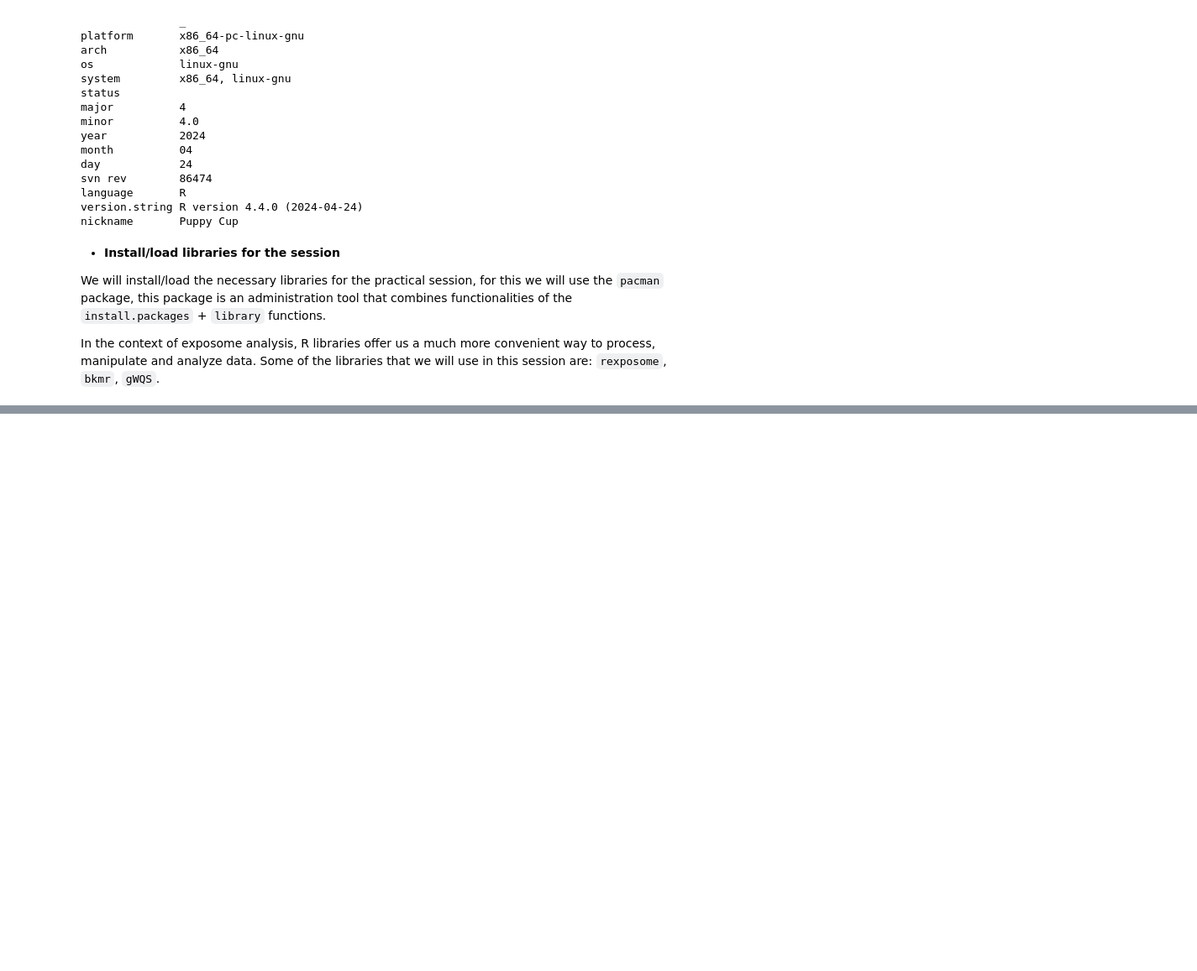
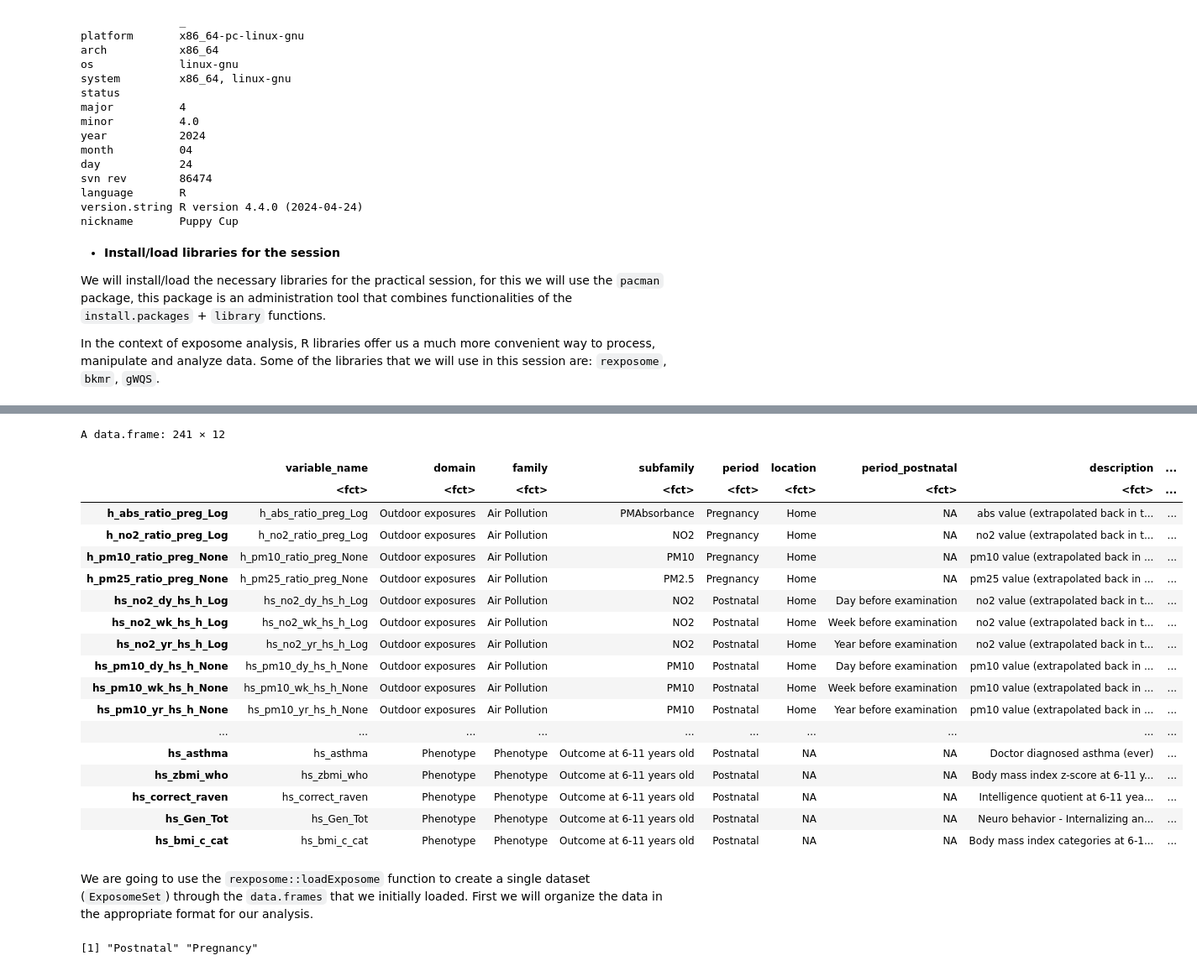
Before and after one commit to alldominguez/isee_young_rennes_ws1, a Jupyter notebook: ws1_isee_young_rennes_version1.ipynb, the cells around one changed output, grey strips where cells are left out. Shown at 84% size. Cells and saved outputs as stored; diff of their text form; code cells hidden in the pictures; blank space fills up the shorter version.

```diff
--- a/ws1_isee_young_rennes_version1.ipynb
+++ b/ws1_isee_young_rennes_version1.ipynb
@@ -69,0 +149,29 @@ In the context of exposome analysis, R libraries offer us a much more convenient
+# %%
+codebook
+# %% [output]
+A data.frame: 241 × 12
+|  | variable_name | domain | family | subfamily | period | location | period_postnatal | description | ... |
+|  | <fct> | <fct> | <fct> | <fct> | <fct> | <fct> | <fct> | <fct> | ... |
+| h_abs_ratio_preg_Log | h_abs_ratio_preg_Log | Outdoor exposures | Air Pollution | PMAbsorbance | Pregnancy | Home | NA | abs value (extrapolated back in t... | ... |
+| h_no2_ratio_preg_Log | h_no2_ratio_preg_Log | Outdoor exposures | Air Pollution | NO2 | Pregnancy | Home | NA | no2 value (extrapolated back in t... | ... |
+| h_pm10_ratio_preg_None | h_pm10_ratio_preg_None | Outdoor exposures | Air Pollution | PM10 | Pregnancy | Home | NA | pm10 value (extrapolated back in ... | ... |
+| h_pm25_ratio_preg_None | h_pm25_ratio_preg_None | Outdoor exposures | Air Pollution | PM2.5 | Pregnancy | Home | NA | pm25 value (extrapolated back in ... | ... |
+| hs_no2_dy_hs_h_Log | hs_no2_dy_hs_h_Log | Outdoor exposures | Air Pollution | NO2 | Postnatal | Home | Day before examination | no2 value (extrapolated back in t... | ... |
+| hs_no2_wk_hs_h_Log | hs_no2_wk_hs_h_Log | Outdoor exposures | Air Pollution | NO2 | Postnatal | Home | Week before examination | no2 value (extrapolated back in t... | ... |
+| hs_no2_yr_hs_h_Log | hs_no2_yr_hs_h_Log | Outdoor exposures | Air Pollution | NO2 | Postnatal | Home | Year before examination | no2 value (extrapolated back in t... | ... |
+| hs_pm10_dy_hs_h_None | hs_pm10_dy_hs_h_None | Outdoor exposures | Air Pollution | PM10 | Postnatal | Home | Day before examination | pm10 value (extrapolated back in ... | ... |
+| hs_pm10_wk_hs_h_None | hs_pm10_wk_hs_h_None | Outdoor exposures | Air Pollution | PM10 | Postnatal | Home | Week before examination | pm10 value (extrapolated back in ... | ... |
+| hs_pm10_yr_hs_h_None | hs_pm10_yr_hs_h_None | Outdoor exposures | Air Pollution | PM10 | Postnatal | Home | Year before examination | pm10 value (extrapolated back in ... | ... |
+| ... | ... | ... | ... | ... | ... | ... | ... | ... | ... |
+| hs_asthma | hs_asthma | Phenotype | Phenotype | Outcome at 6-11 years old | Postnatal | NA | NA | Doctor diagnosed asthma (ever) | ... |
+| hs_zbmi_who | hs_zbmi_who | Phenotype | Phenotype | Outcome at 6-11 years old | Postnatal | NA | NA | Body mass index z-score at 6-11 y... | ... |
+| hs_correct_raven | hs_correct_raven | Phenotype | Phenotype | Outcome at 6-11 years old | Postnatal | NA | NA | Intelligence quotient at 6-11 yea... | ... |
+| hs_Gen_Tot | hs_Gen_Tot | Phenotype | Phenotype | Outcome at 6-11 years old | Postnatal | NA | NA | Neuro behavior - Internalizing an... | ... |
+| hs_bmi_c_cat | hs_bmi_c_cat | Phenotype | Phenotype | Outcome at 6-11 years old | Postnatal | NA | NA | Body mass index categories at 6-1... | ... |
+# %% [markdown]
+We are going to use the `rexposome::loadExposome` function to create a single dataset (`ExposomeSet`) through the `data.frames` that we initially loaded. First we will organize the data in the appropriate format for our analysis.
+# %%
+# Time windows of exposure availables
+levels(codebook$period)
+# %% [output]
+[1] "Postnatal" "Pregnancy"
```
Also changed, not shown: parts of 12 cells of this notebook.
